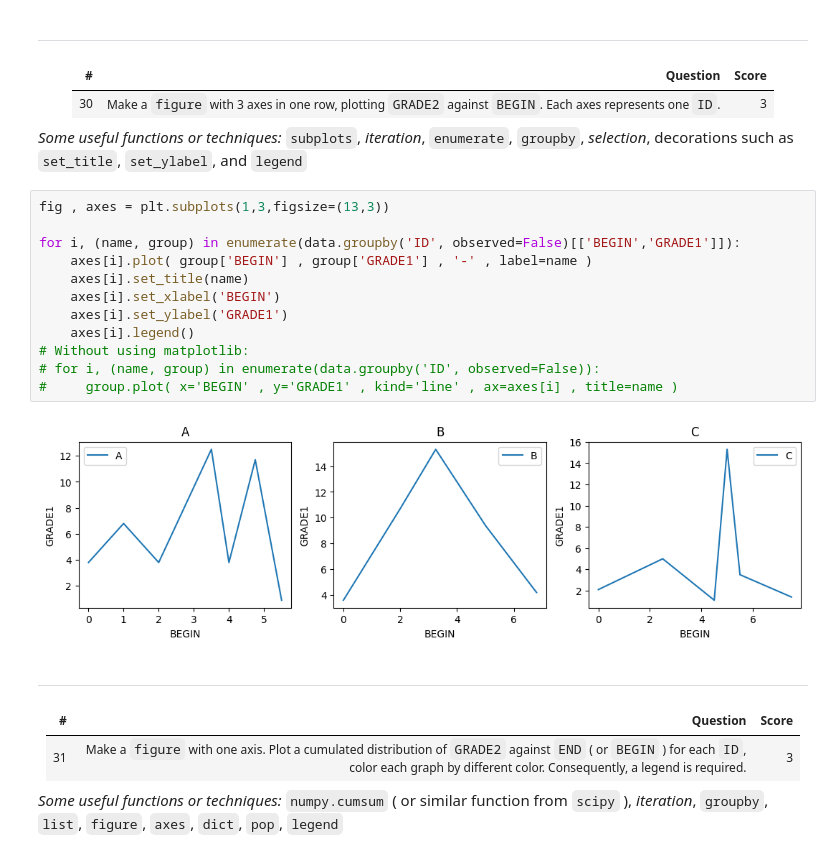
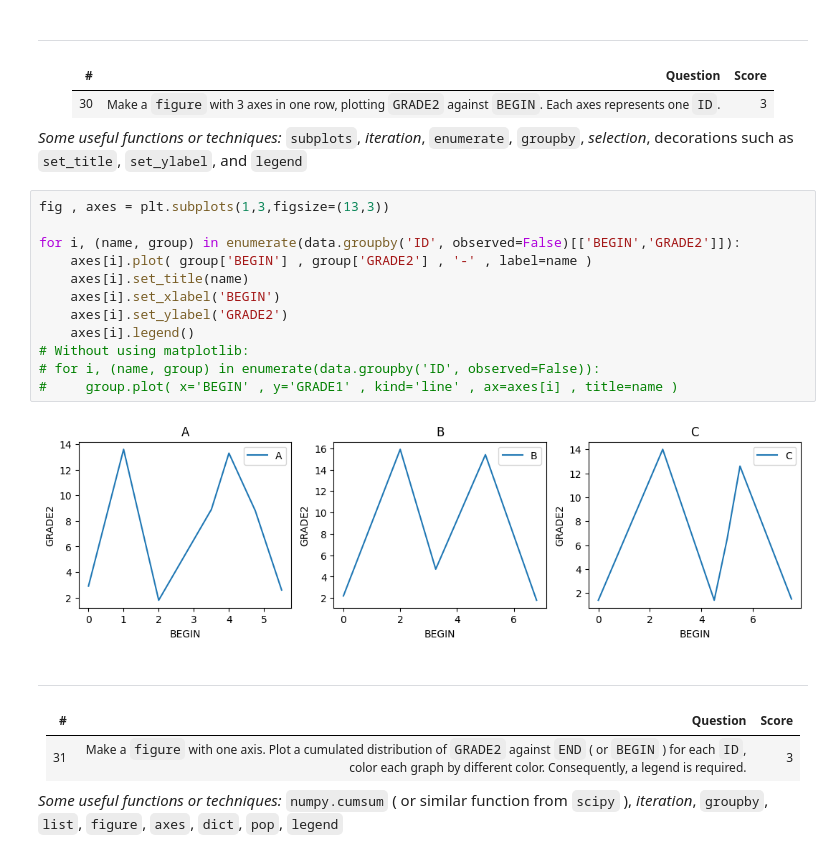
Before and after one commit to kiarash13p/Mineral-Resource-Geology-and-Modelling, a Jupyter notebook: Python Review.ipynb, the cells around one changed output. Saved outputs shown, nothing was run; the diff lists cells and outputs as text.

```diff
--- a/Python Review.ipynb
+++ b/Python Review.ipynb
@@ -848,17 +846,17 @@ plt.show()
 # %%
 fig , axes = plt.subplots(1,3,figsize=(13,3))
 
-for i, (name, group) in enumerate(data.groupby('ID', observed=False)[['BEGIN','GRADE1']]):
-    axes[i].plot( group['BEGIN'] , group['GRADE1'] , '-' , label=name )
+for i, (name, group) in enumerate(data.groupby('ID', observed=False)[['BEGIN','GRADE2']]):
+    axes[i].plot( group['BEGIN'] , group['GRADE2'] , '-' , label=name )
     axes[i].set_title(name)
     axes[i].set_xlabel('BEGIN')
-    axes[i].set_ylabel('GRADE1')
+    axes[i].set_ylabel('GRADE2')
     axes[i].legend()
 # Without using matplotlib:
 # for i, (name, group) in enumerate(data.groupby('ID', observed=False)):
 #     group.plot( x='BEGIN' , y='GRADE1' , kind='line' , ax=axes[i] , title=name )
 # %% [output]
-[figure, old version]
+[figure, new version]
 # %% [markdown]
 ***
 <div align=center>
```
Also changed, not shown: parts of 6 cells of this notebook.
